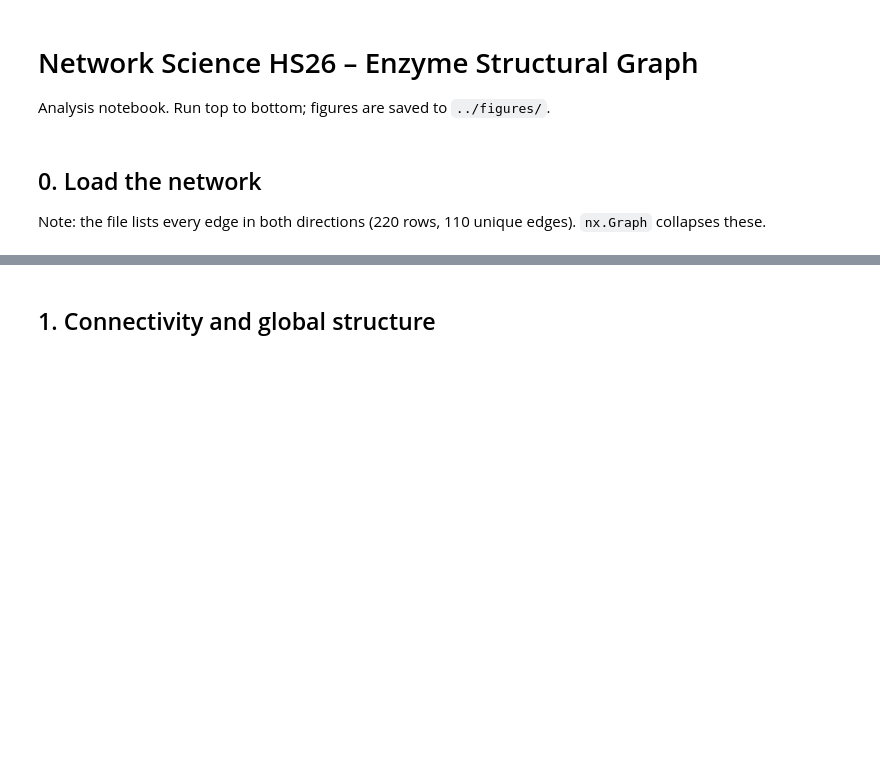
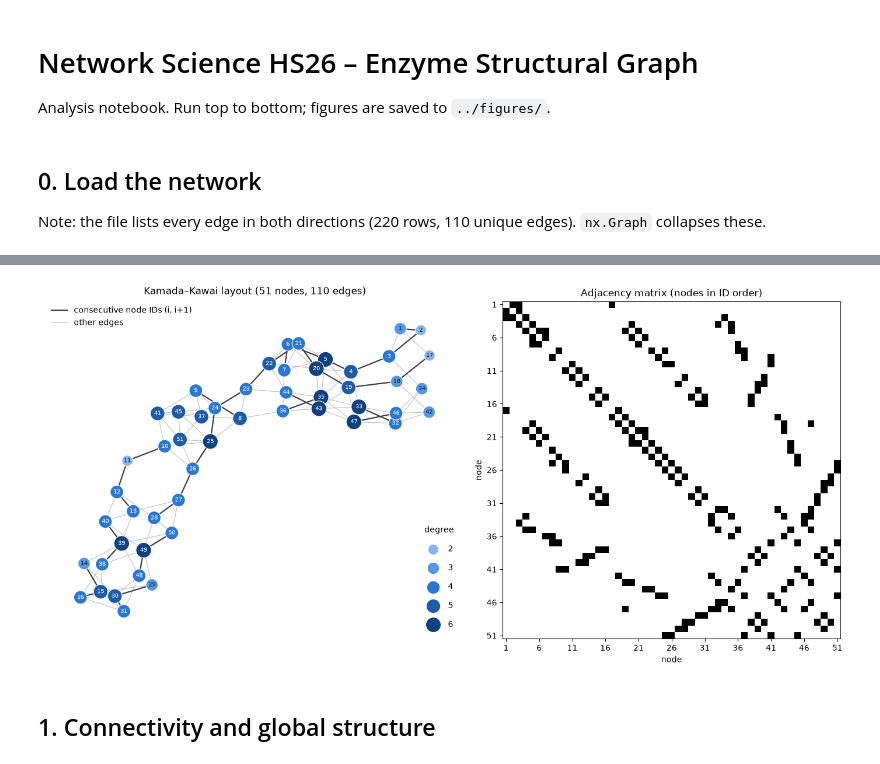
Before and after one commit to KEDES1998/NetworkScience, a Jupyter notebook: code/assignmentNotbook.ipynb, the cells around one changed output, grey strips where cells are left out. Saved outputs shown, nothing was run; the diff lists cells and outputs as text; code cells hidden in the pictures; blank space fills up the shorter version.

```diff
--- a/code/assignmentNotbook.ipynb
+++ b/code/assignmentNotbook.ipynb
@@ -26,3 +35,57 @@ print("self-loops:", nx.number_of_selfloops(G))
+# %%
+nodes = sorted(G.nodes())
+deg = dict(G.degree())
+pos = nx.kamada_kawai_layout(G)
+
+# Degree only takes a few integer values (2–6): one discrete blue step per value, light -> dark
+deg_vals = list(range(min(deg.values()), max(deg.values()) + 1))
+deg_color = dict(zip(deg_vals, ["#86b6ef", "#5598e7", "#2a78d6", "#1c5cab", "#104281"]))
+def node_size(d):
+    return 90 + 45 * d
+
+fig, (ax1, ax2) = plt.subplots(1, 2, figsize=(14, 6.5), gridspec_kw={"width_ratios": [1.25, 1]})
+
+# Node-link drawing
+seq_edges = [(u, v) for u, v in G.edges() if abs(u - v) == 1]
+other_edges = [(u, v) for u, v in G.edges() if abs(u - v) != 1]
+nx.draw_networkx_edges(G, pos, edgelist=other_edges, ax=ax1, edge_color="0.75", width=0.8)
+nx.draw_networkx_edges(G, pos, edgelist=seq_edges, ax=ax1, edge_color="0.25", width=1.6)
+nx.draw_networkx_nodes(G, pos, nodelist=nodes, ax=ax1,
+                       node_color=[deg_color[deg[n]] for n in nodes],
+                       node_size=[node_size(deg[n]) for n in nodes],
+                       edgecolors="white", linewidths=0.8)
+# Dark labels on the two lightest steps, white on the rest (keeps contrast readable)
+light = deg_vals[1]
+nx.draw_networkx_labels(G, pos, labels={n: n for n in nodes if deg[n] <= light},
+                        ax=ax1, font_size=7, font_color="#1a1a1a")
+nx.draw_networkx_labels(G, pos, labels={n: n for n in nodes if deg[n] > light},
+                        ax=ax1, font_size=7, font_color="white")
+
+deg_handles = [ax1.scatter([], [], s=node_size(d), color=deg_color[d], edgecolors="white", label=d)
+               for d in deg_vals]
+ax1.add_artist(ax1.legend(handles=deg_handles, title="degree", loc="lower right",
+                          frameon=False, labelspacing=1.3, borderpad=1))
+edge_handles = [plt.Line2D([], [], color="0.25", lw=1.6, label="consecutive node IDs (i, i+1)"),
+                plt.Line2D([], [], color="0.75", lw=0.8, label="other edges")]
+ax1.legend(handles=edge_handles, loc="upper left", frameon=False)
+ax1.set_title(f"Kamada–Kawai layout ({G.number_of_nodes()} nodes, {G.number_of_edges()} edges)")
+ax1.axis("off")
+
+# Adjacency matrix in node-ID order
+A = nx.to_numpy_array(G, nodelist=nodes)
+ax2.imshow(A, cmap="Greys", interpolation="nearest")
+ticks = np.arange(0, len(nodes), 5)
+ax2.set_xticks(ticks, [nodes[i] for i in ticks])
+ax2.set_yticks(ticks, [nodes[i] for i in ticks])
+ax2.set_title("Adjacency matrix (nodes in ID order)")
+ax2.set_xlabel("node")
+ax2.set_ylabel("node")
+
+fig.tight_layout()
+fig.savefig(FIG / "network_overview.png", dpi=150, bbox_inches="tight")
+plt.show()
+# %% [output]
+[figure, added]
 # %% [markdown]
 ## 1. Connectivity and global structure
 # %% [markdown]
```
Also changed, not shown: parts of 2 cells of this notebook, 3 other files.
